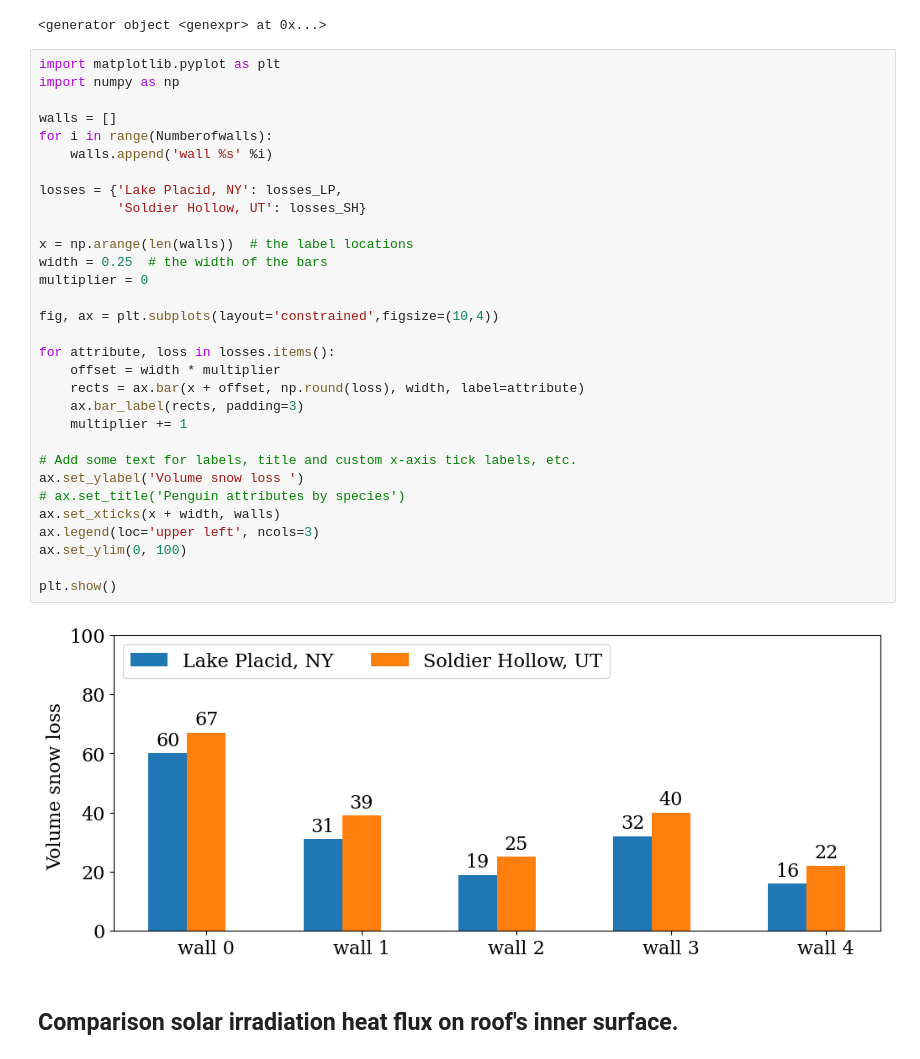
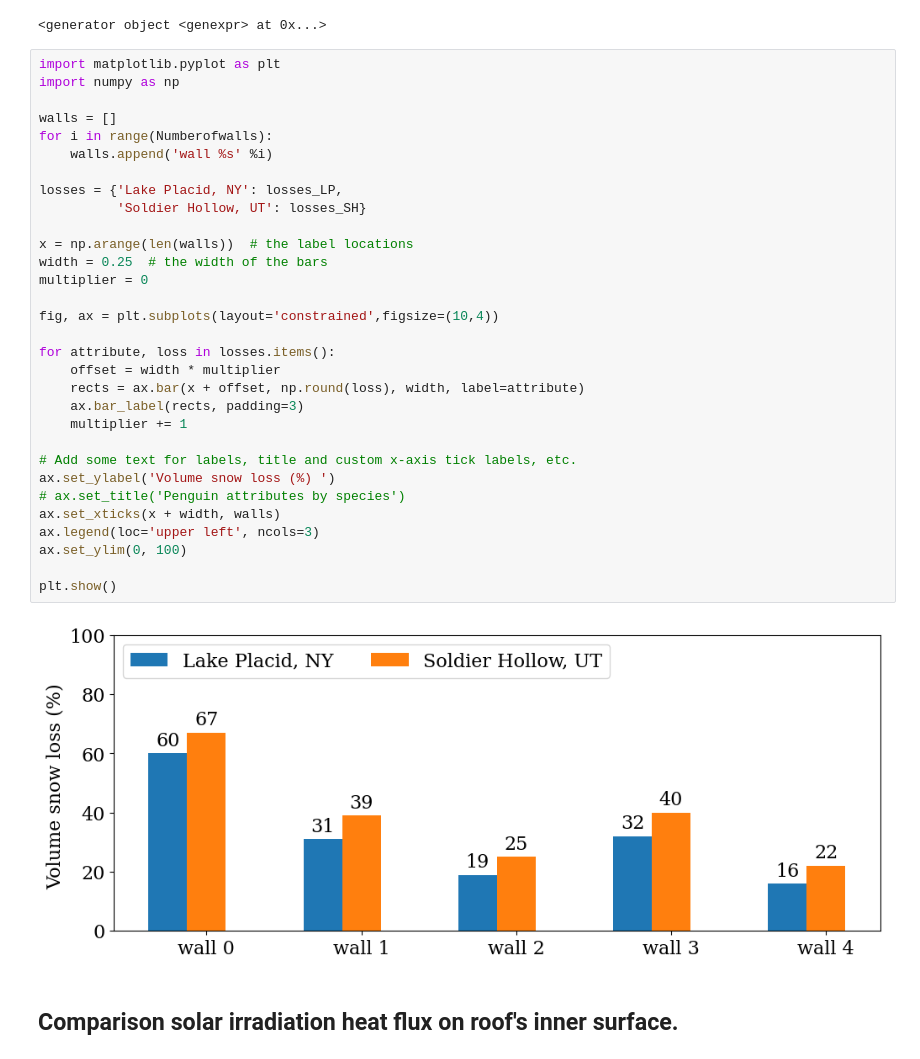
Before and after one commit to yvesdubief/UVM-ME2240-HeatTransfer, a Jupyter notebook: Project-2026-Finalv1/Plotting.ipynb, the cells around one changed output. Saved outputs shown, nothing was run; the diff lists cells and outputs as text.

```diff
--- a/Project-2026-Finalv1/Plotting.ipynb
+++ b/Project-2026-Finalv1/Plotting.ipynb
@@ -257,35 +257,35 @@ array([66.52347655, 39.40619953, 25.11596563, 39.68553863, 21.54381422])
 import matplotlib.pyplot as plt
 import numpy as np
 
 walls = []
 for i in range(Numberofwalls):
     walls.append('wall %s' %i)
 
 losses = {'Lake Placid, NY': losses_LP,
           'Soldier Hollow, UT': losses_SH}
 
 x = np.arange(len(walls))  # the label locations
 width = 0.25  # the width of the bars
 multiplier = 0
 
 fig, ax = plt.subplots(layout='constrained',figsize=(10,4))
 
 for attribute, loss in losses.items():
     offset = width * multiplier
     rects = ax.bar(x + offset, np.round(loss), width, label=attribute)
     ax.bar_label(rects, padding=3)
     multiplier += 1
 
 # Add some text for labels, title and custom x-axis tick labels, etc.
-ax.set_ylabel('Volume snow loss ')
+ax.set_ylabel('Volume snow loss (%) ')
 # ax.set_title('Penguin attributes by species')
 ax.set_xticks(x + width, walls)
 ax.legend(loc='upper left', ncols=3)
 ax.set_ylim(0, 100)
 
 plt.show()
 # %% [output]
-[figure, old version]
+[figure, new version]
 # %% [markdown]
 ## Comparison solar irradiation heat flux on roof's inner surface.
 # %%
```
Also changed, not shown: parts of 3 cells of this notebook, 1 other file.
